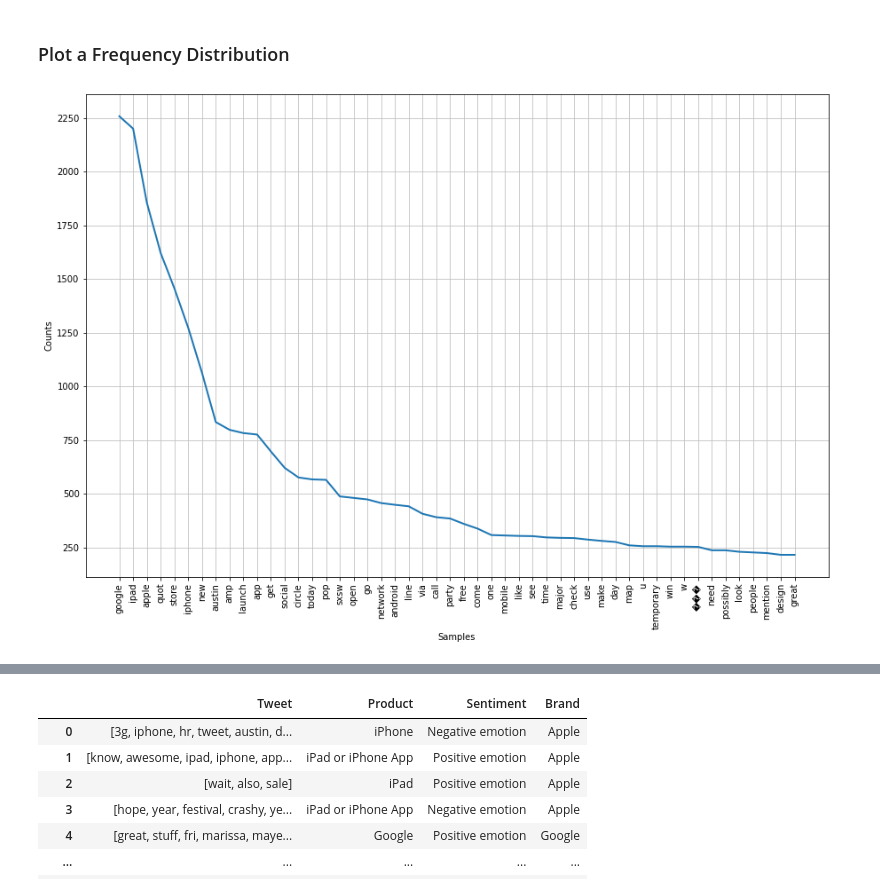
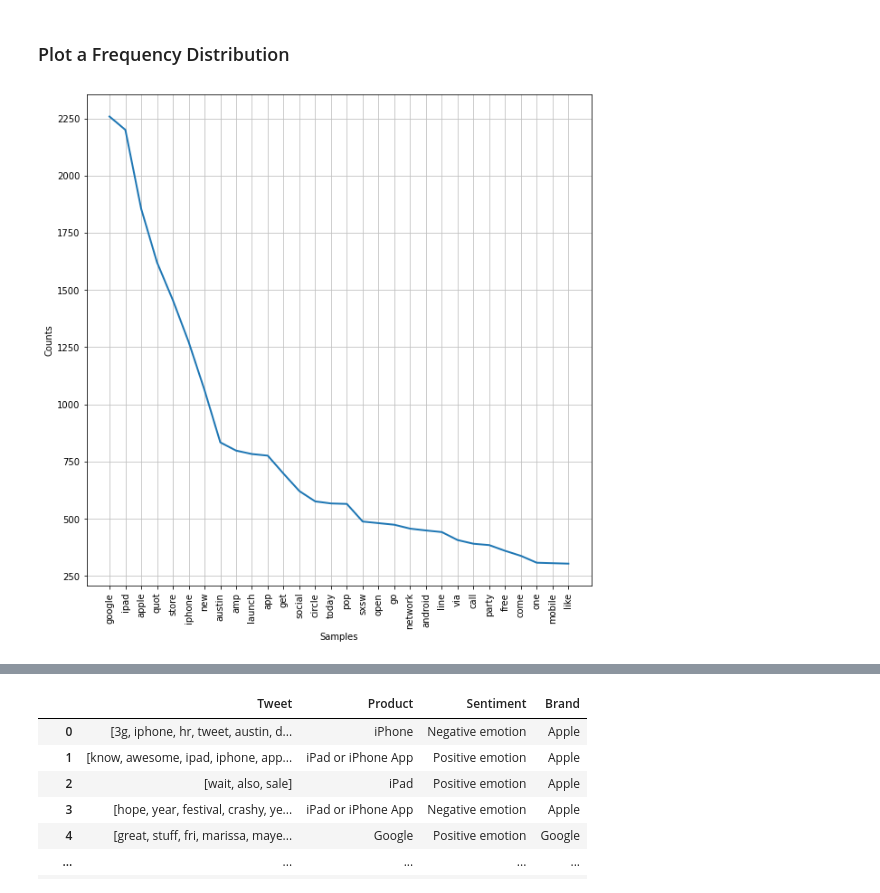
Before and after one commit to danieloselu3/Twitter-Sentiment-Analysis, a Jupyter notebook: Tweets_sentiment_analysis.ipynb, the cells around one changed output, grey strips where cells are left out. Drawn from its saved outputs; the diff is of its cells as text; code cells hidden in the pictures.

```diff
--- a/Tweets_sentiment_analysis.ipynb
+++ b/Tweets_sentiment_analysis.ipynb
@@ -72,6 +64,6 @@ pd.set_option('display.max_colwidth', 10000)
 # %%
 # Loading the Data from the source i.e. csv
-data = pd.read_csv('/judge_tweet_product_company.csv')
+data = pd.read_csv('data/judge_tweet_product_company.csv')
 # %% [markdown]
 
 
@@ -760,12 +752,12 @@ Name: Tweet, Length: 8697, dtype: object
 # %%
 sample = data['Tweet']
 freq1_dist = []
 
 for tweet in sample:
     freq1_dist.extend(tweet)
 
 fdist = FreqDist(freq1_dist)
-plt.figure(figsize=(15, 10))
-fdist.plot(50);
+plt.figure(figsize=(10, 10))
+fdist.plot(30);
 # %% [output]
-[figure, old version]
+[figure, new version]
```
Also changed, not shown: parts of 13 cells of this notebook.
